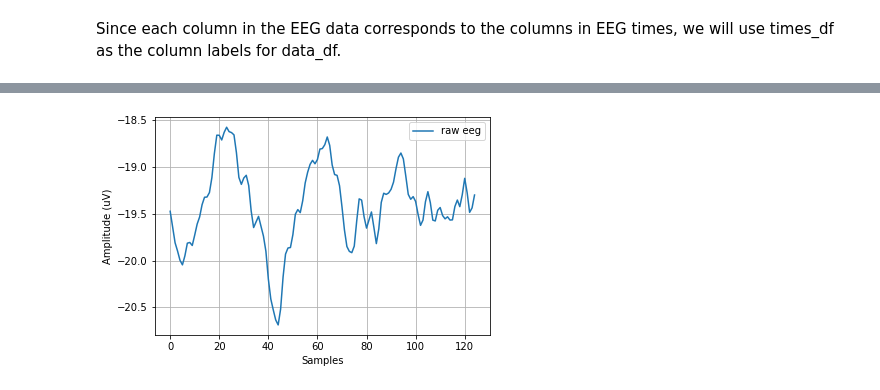
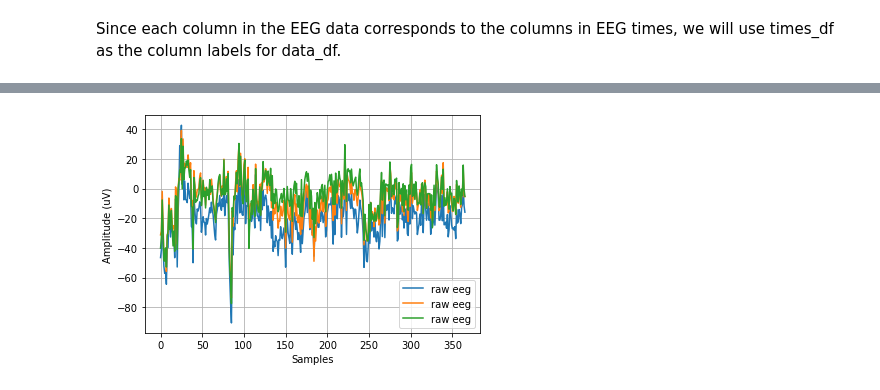
Before and after one commit to m1kwok/COGS189_Final_Project, a Jupyter notebook: Data_Filtering.ipynb, the cells around one changed output, grey strips where cells are left out. Cells and saved outputs as stored; diff of their text form; code cells hidden in the pictures.

```diff
--- a/Data_Filtering.ipynb
+++ b/Data_Filtering.ipynb
@@ -26,9 +26,10 @@ import pandas as pd                                     # for importing datasets
 # %% [markdown]
 Since each column in the EEG data corresponds to the columns in EEG times, we will use times_df as the column labels for data_df.
 # %%
-data_t = pd.read_csv('Data/545_data.csv')
-channels = pd.read_csv('Data/545c.csv')
-events = pd.read_csv('Data/545e.csv')
+num = '581'
+data_t = pd.read_csv('Data/' + num +'_data.csv')
+channels = pd.read_csv('Data/' + num + 'c.csv')
+events = pd.read_csv('Data/' + num + 'e.csv')
 events['type'] = events['type'].astype(str)
 # %%
 data_t
@@ -95,10 +96,11 @@ open_1 = pd.DataFrame(np.array(dataset_open_1))
 open_2 = pd.DataFrame(np.array(dataset_open_2))
 # %%
 #get the mean for the events
-closed0 = closed_0.mean()
-closed1 = closed_1.mean()
-closed2 = closed_2.mean()
 
-open0 = open_0.mean()
-open1 = open_1.mean()
-open2 = open_2.mean()
+closed0 = closed_0
+closed1 = closed_1
+closed2 = closed_2
+
+open0 = open_0
+open1 = open_1
+open2 = open_2
@@ -109,3 +107,19 @@ open_data = pd.DataFrame(np.array([open0, open1, open2]))
+# %%
+closed0 = np.transpose(closed0)
+closed1 = np.transpose(closed1)
+closed2 = np.transpose(closed2)
+
+open0 = np.transpose(open0)
+open1 = np.transpose(open1)
+open2 = np.transpose(open2)
+# %%
+#combine O1, Oz, O2
+
+temp = pd.concat([closed0,closed1],ignore_index=True)
+closed_data = pd.concat([temp,closed2],ignore_index=True)
+
+temp = pd.concat([open0,open1],ignore_index=True)
+open_data = pd.concat([temp,open2],ignore_index=True)
 # %%
 closed_data
 # %% [output]
@@ -117,9 +131,10 @@ closed_data
 # %%
-# Plot a random 300-sample chunk of data
-plt.plot(closed2, label = "raw eeg");
+#Closed Eyes
+a = np.transpose(closed_data)
+plt.plot(a, label = "raw eeg");
 plt.xlabel('Samples');
 plt.ylabel('Amplitude (uV)');
 plt.grid(True);
 plt.legend(loc = 'best');
 # %% [output]
-[figure, old version]
+[figure, new version]
```
Also changed, not shown: parts of 10 cells of this notebook.
